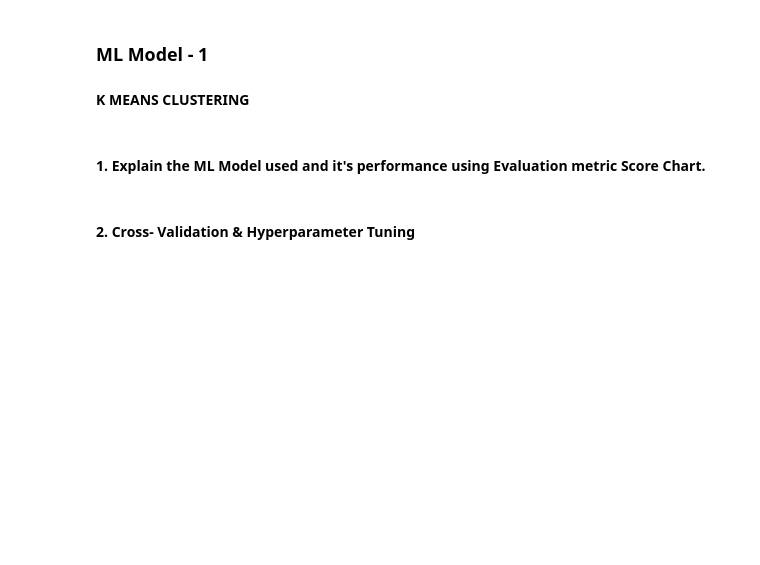
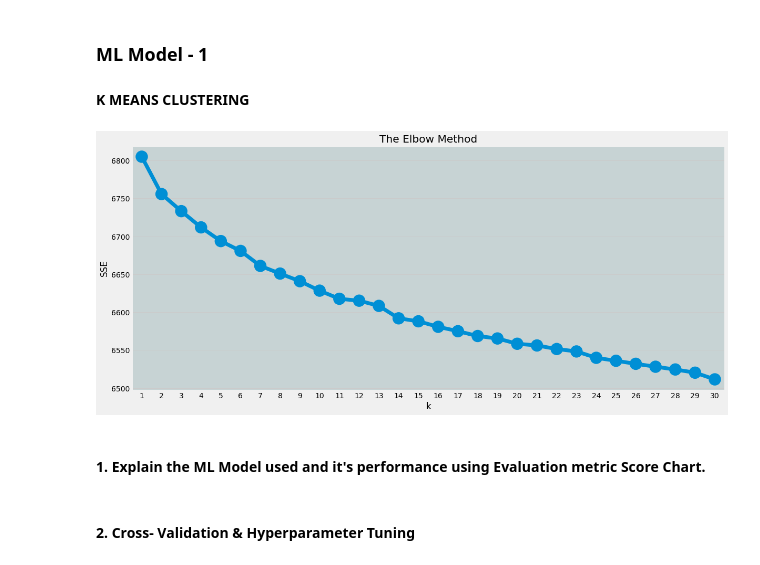
Before and after one commit to thepankaj018/Netflix-Movies-TV-Shows-Clustering, a Jupyter notebook: Netflix_Movies_and_TV_Shows_Clustering.ipynb, the cells around one changed output. Drawn from its saved outputs; the diff is of its cells as text; code cells hidden in the pictures; blank space fills up the shorter version.

```diff
--- a/Netflix_Movies_and_TV_Shows_Clustering.ipynb
+++ b/Netflix_Movies_and_TV_Shows_Clustering.ipynb
@@ -1487,23 +1485,25 @@ from sklearn.cluster import KMeans,AgglomerativeClustering,DBSCAN
 # %%
 sse = {}
 
-for k in range(1, 50):
+for k in range(1, 31):
 
     kmeans = KMeans(n_clusters = k, random_state = 42)
     kmeans.fit(X_pca)
     sse[k] = kmeans.inertia_
 
 
-fig, ax = plt.subplots(figsize = (12, 8))
+fig, ax = plt.subplots(figsize = (18, 8))
 
 ax.set_facecolor("#C7D3D4")
 plt.title('The Elbow Method')
 plt.xlabel('k')
 plt.ylabel('SSE')
 
 sns.pointplot(x = list(sse.keys()), y = list(sse.values()))
 
 plt.show()
+# %% [output]
+[figure, added]
 # %% [markdown]
 #### 1. Explain the ML Model used and it's performance using Evaluation metric Score Chart.
 # %%
```
Also changed, not shown: parts of 5 cells of this notebook.
